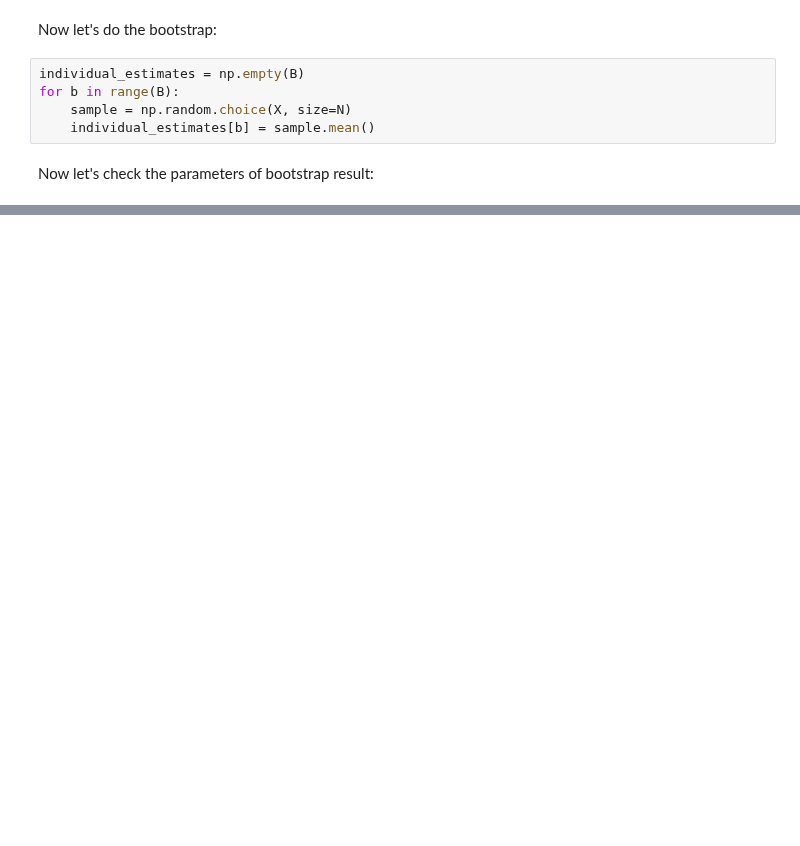
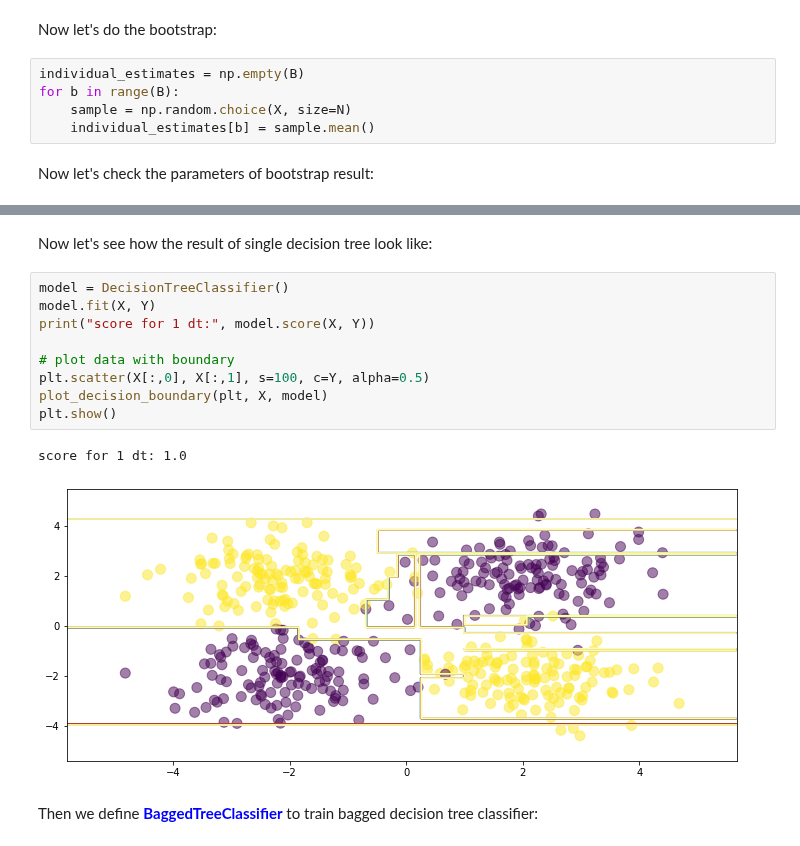
Before and after one commit to johnklee/ml_articles, a Jupyter notebook: udemy/EnsembleMachineLearningInPython/Section3_BootstrapAndBagging.ipynb, the cells around one changed output, grey strips where cells are left out. Drawn from its saved outputs; the diff is of its cells as text; blank space fills up the shorter version.

```diff
--- a/udemy/EnsembleMachineLearningInPython/Section3_BootstrapAndBagging.ipynb
+++ b/udemy/EnsembleMachineLearningInPython/Section3_BootstrapAndBagging.ipynb
@@ -135,0 +268,16 @@ def predict(X):
+# %% [markdown]
+Now let's see how the result of single decision tree look like:
+# %%
+model = DecisionTreeClassifier()
+model.fit(X, Y)
+print("score for 1 dt:", model.score(X, Y))
+
+# plot data with boundary
+plt.scatter(X[:,0], X[:,1], s=100, c=Y, alpha=0.5)
+plot_decision_boundary(plt, X, model)
+plt.show()
+# %% [output]
+score for 1 dt: 1.0
+[figure, added]
+# %% [markdown]
+Then we define <b><font color='blue'>BaggedTreeClassifier</font></b> to train bagged decision tree classifier:
```
Also changed, not shown: parts of 17 cells of this notebook, 6 other files.
